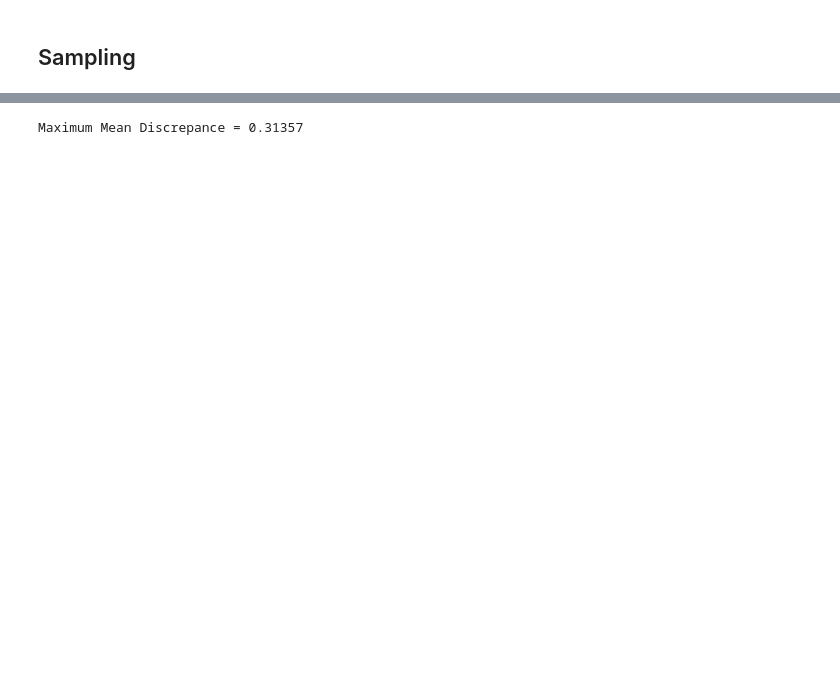
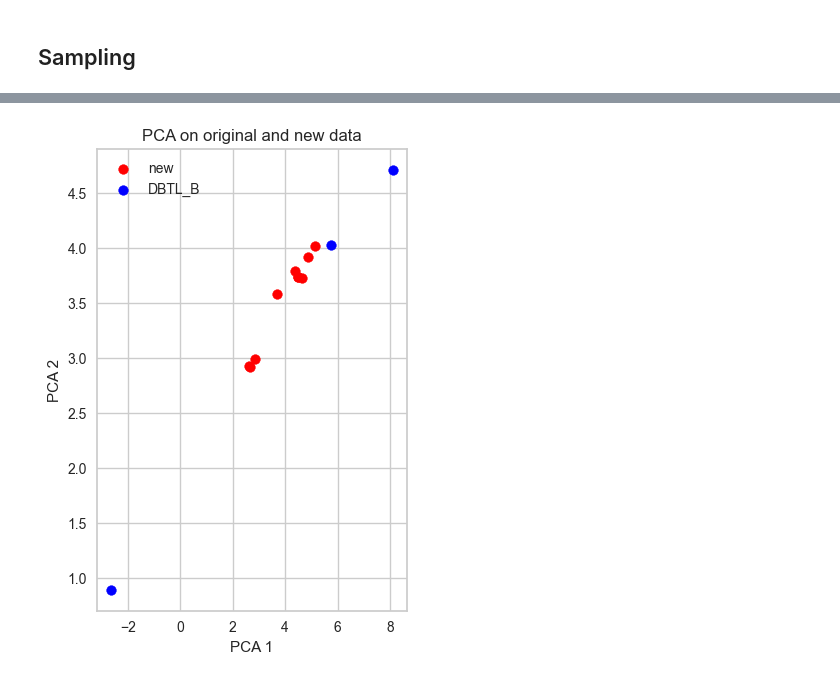
Before and after one commit to costasmexis/straindesignXAI, a Jupyter notebook: notebooks/Limonene.ipynb, the cells around one changed output, grey strips where cells are left out. Drawn from its saved outputs; the diff is of its cells as text; code cells hidden in the pictures; blank space fills up the shorter version.

```diff
--- a/notebooks/Limonene.ipynb
+++ b/notebooks/Limonene.ipynb
@@ -375,5 +204,5 @@ SB = SmartBrain()
 df = SB.nbEncode(best_df)
 
 samples = 1000
-new_df = synthetic_data(GAN, df, samples=samples)
+new_df = synthetic_data(GAN, df, samples=samples, show_tqdm=False)
 # %% [output]
@@ -420,9 +232,32 @@ original_df[original_df.index.isin(DBTL_B)]
-# %%
-from nbsynthetic.statistics import mmd_rbf, Wilcoxon, Student_t, Kolmogorov_Smirnov
-
-mmd_rbf(df, new_df, gamma=None)
-# Wilcoxon(df, new_df)
-# Student_t(df, new_df)
-# Kolmogorov_Smirnov(df, new_df)
-# %% [output]
-Maximum Mean Discrepance = 0.31357
+# %%
+# Keep only indexes in DBTL_B
+original_df = pd.read_csv(PATH, index_col=0)
+original_df = original_df[INPUT_VARS + RESPONSE_VARS]
+dbtl_b = original_df[original_df.index.isin(DBTL_B)]
+
+# Perform PCA on original data
+
+pca = PCA(n_components=2)
+pca.fit(dl.df[INPUT_VARS])
+dl.df['pca1'] = pca.transform(dl.df[INPUT_VARS])[:,0]
+dl.df['pca2'] = pca.transform(dl.df[INPUT_VARS])[:,1]
+
+rec_df = new_df.head(10)
+
+# Perform PCA on new data
+rec_df['pca1'] = pca.transform(rec_df[INPUT_VARS])[:,0]
+rec_df['pca2'] = pca.transform(rec_df[INPUT_VARS])[:,1]
+dbtl_b['pca1'] = pca.transform(dbtl_b[INPUT_VARS])[:,0]
+dbtl_b['pca2'] = pca.transform(dbtl_b[INPUT_VARS])[:,1]
+
+# Plot PCA
+fig, ax = plt.subplots(figsize=(4,6))
+ax.scatter(rec_df['pca1'], rec_df['pca2'],  color='red')
+ax.scatter(dbtl_b['pca1'], dbtl_b['pca2'],  color='blue')
+ax.set_xlabel('PCA 1')
+ax.set_ylabel('PCA 2')
+ax.set_title('PCA on original and new data')
+ax.legend(['new', 'DBTL_B'])
+plt.show()
+# %% [output]
+[figure, added]
```
Also changed, not shown: parts of 14 cells of this notebook, 5 other files.
